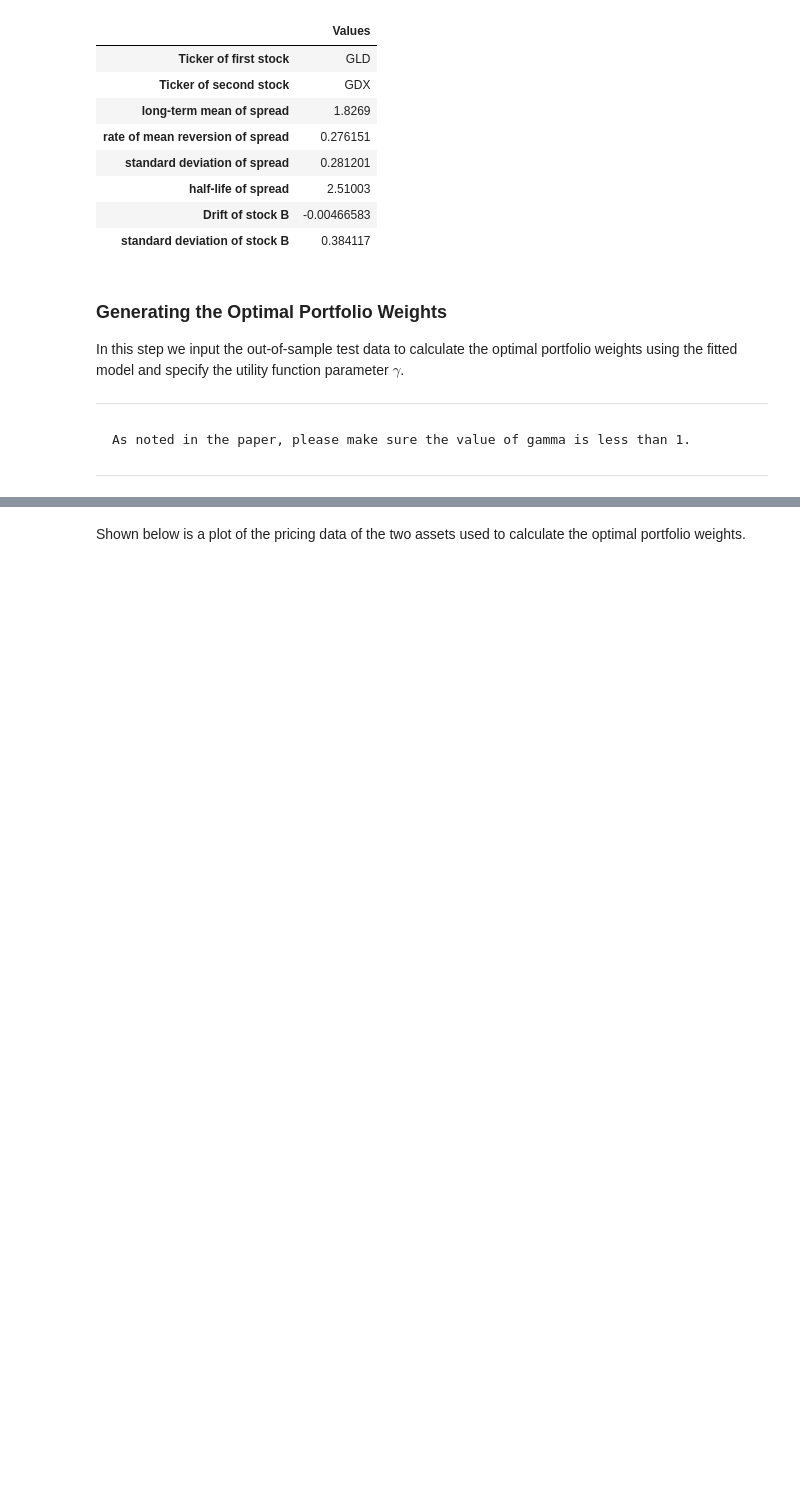
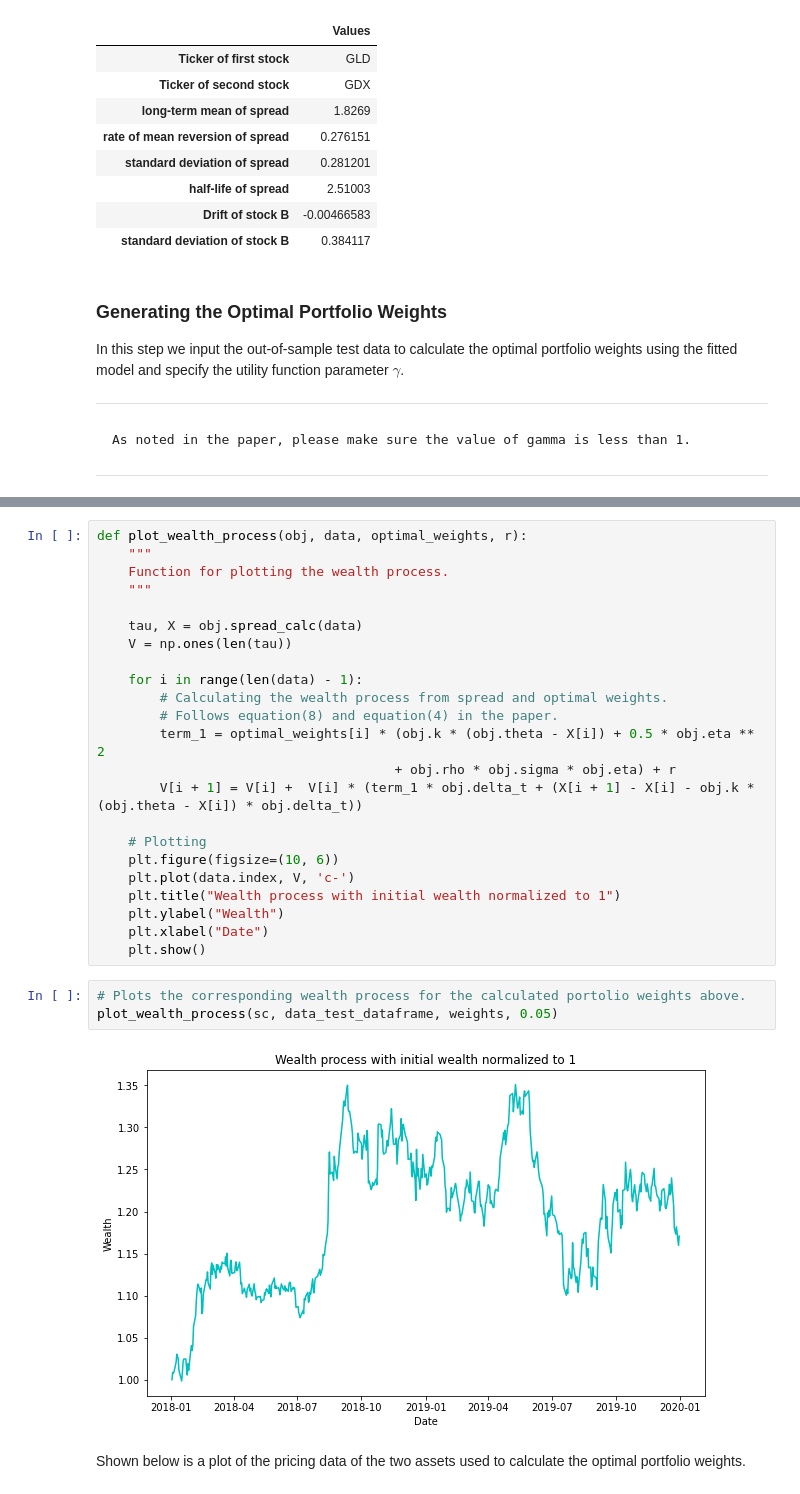
Before and after one commit to hudson-and-thames/arbitrage_research, a Jupyter notebook: Stochastic Control Approach/OU_Model_Mudchanatongsuk.ipynb, the cells around one changed output, grey strips where cells are left out. Drawn from its saved outputs; the diff is of its cells as text; blank space fills up the shorter version.

```diff
--- a/Stochastic Control Approach/OU_Model_Mudchanatongsuk.ipynb
+++ b/Stochastic Control Approach/OU_Model_Mudchanatongsuk.ipynb
@@ -174,3 +189,31 @@ plt.show()
+# %%
+def plot_wealth_process(obj, data, optimal_weights, r):
+    """
+    Function for plotting the wealth process.
+    """
+
+    tau, X = obj.spread_calc(data)
+    V = np.ones(len(tau))
+
+    for i in range(len(data) - 1):
+        # Calculating the wealth process from spread and optimal weights.
+        # Follows equation(8) and equation(4) in the paper.
+        term_1 = optimal_weights[i] * (obj.k * (obj.theta - X[i]) + 0.5 * obj.eta ** 2
+                                      + obj.rho * obj.sigma * obj.eta) + r
+        V[i + 1] = V[i] +  V[i] * (term_1 * obj.delta_t + (X[i + 1] - X[i] - obj.k * (obj.theta - X[i]) * obj.delta_t))
+
+    # Plotting
+    plt.figure(figsize=(10, 6))
+    plt.plot(data.index, V, 'c-')
+    plt.title("Wealth process with initial wealth normalized to 1")
+    plt.ylabel("Wealth")
+    plt.xlabel("Date")
+    plt.show()
+# %%
+# Plots the corresponding wealth process for the calculated portolio weights above.
+plot_wealth_process(sc, data_test_dataframe, weights, 0.05)
+# %% [output]
+[figure, added]
 # %% [markdown]
 Shown below is a plot of the pricing data of the two assets used to calculate the optimal portfolio weights.
 # %%
```
Also changed, not shown: parts of 5 cells of this notebook, 1 other file.
